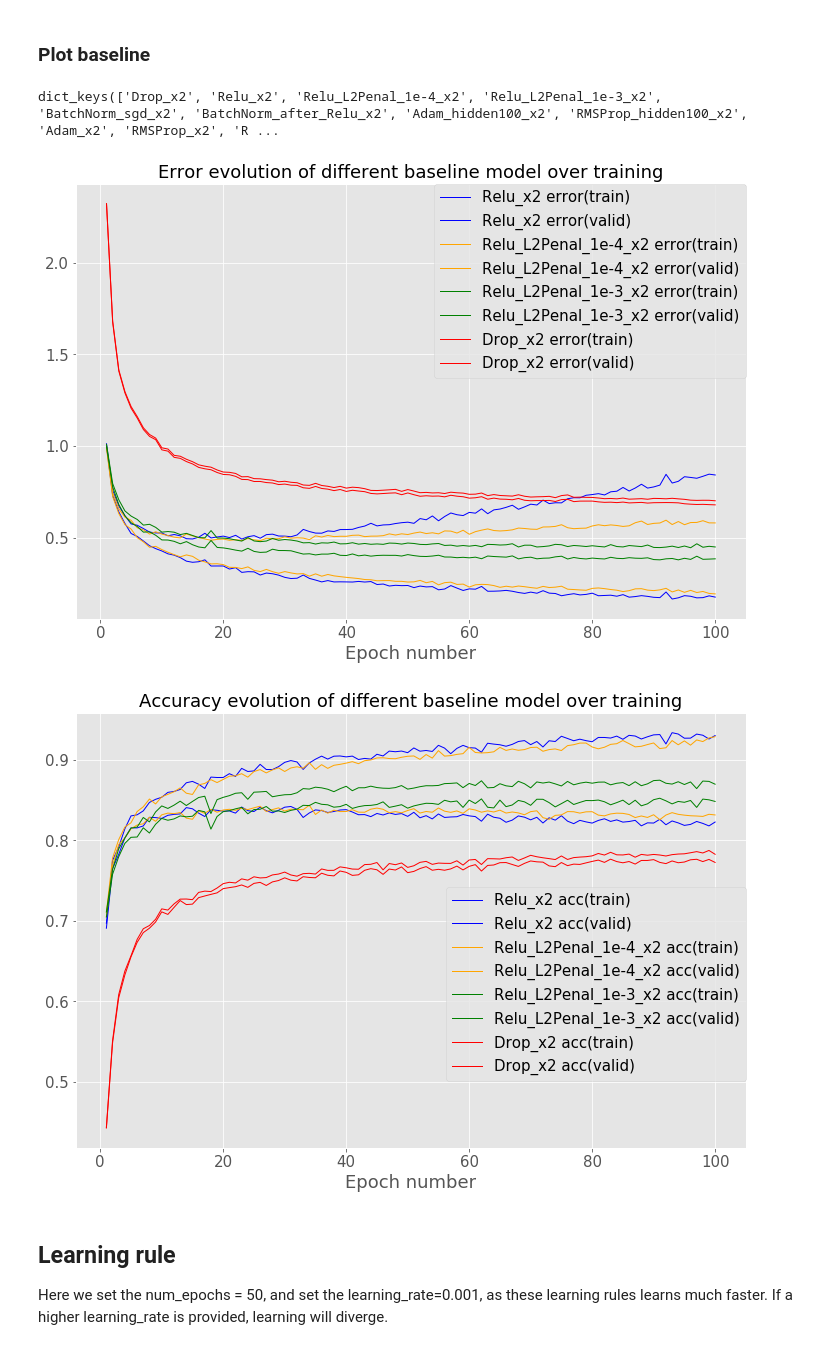
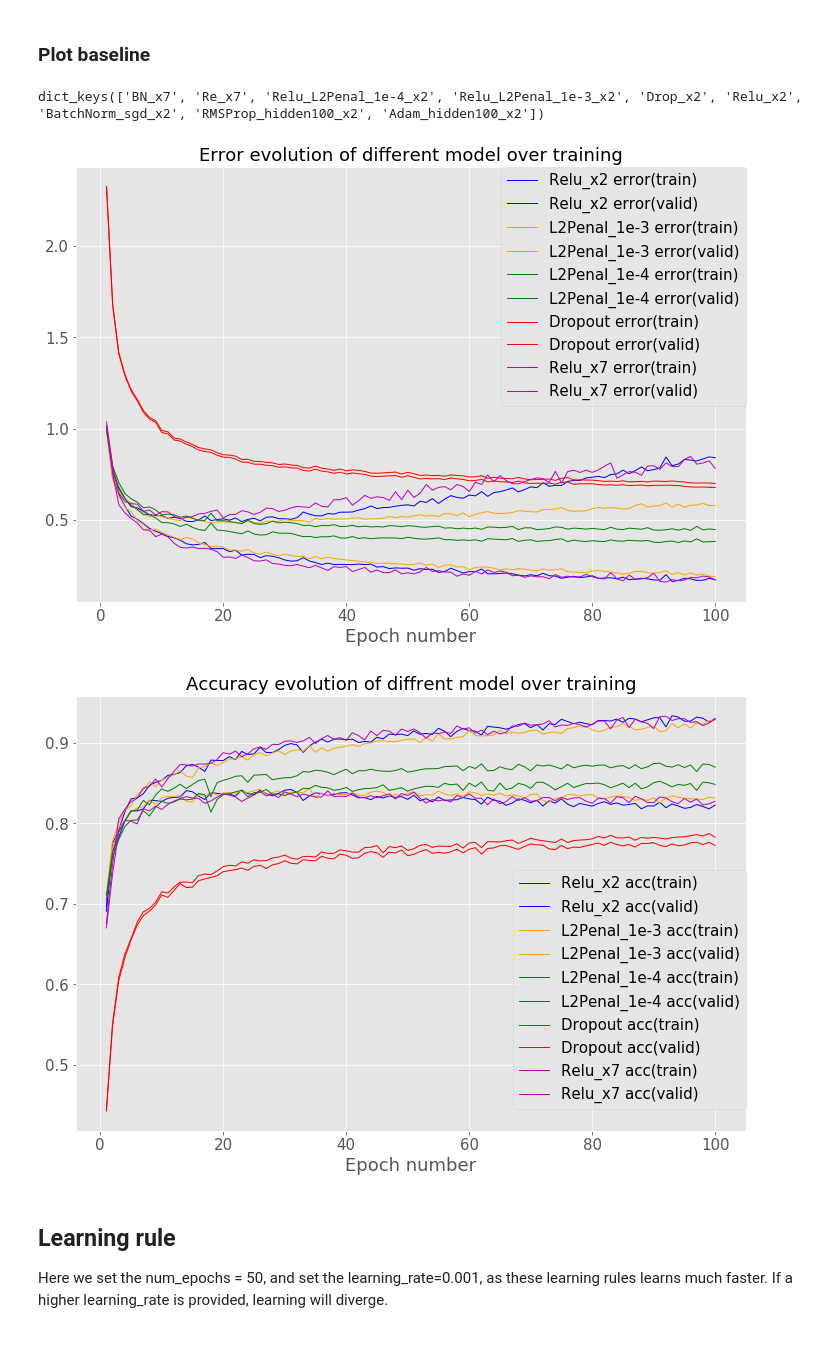
Before and after one commit to ErRos2107/Convolutional-neural-network, a Jupyter notebook: notebooks/Coursework_2_A.ipynb, the cells around one changed output. Drawn from its saved outputs; the diff is of its cells as text; code cells hidden in the pictures.

```diff
--- a/notebooks/Coursework_2_A.ipynb
+++ b/notebooks/Coursework_2_A.ipynb
@@ -40,7 +40,7 @@ def train_model_and_plot_stats(
     ax_2.legend(loc=0)
     ax_2.set_xlabel('Epoch number')
 
-    return stats, keys, run_time, fig_1, ax_1, fig_2, ax_2
+    return optimiser, stats, keys, run_time, fig_1, ax_1, fig_2, ax_2
 # %%
 # The below code will set up the data providers, random number
 # generator and logger objects needed for training runs. As
@@ -357,54 +360,55 @@ If you're reading this message in another notebook frontend (for example, a stat
 ### Plot baseline
 # %%
 
-save_stats[ 'SGD_x2'] =save_stats[ 'Relu_x2_lr_7.5e-4']
+
 #save_stats[ 'RMSProp_x2'] =save_stats[ 'RMSProp_hidden100_x2']
 save_stats.keys()
 # %% [output]
-dict_keys(['Drop_x2', 'Relu_x2', 'Relu_L2Penal_1e-4_x2', 'Relu_L2Penal_1e-3_x2', 'BatchNorm_sgd_x2', 'BatchNorm_after_Relu_x2', 'Adam_hidden100_x2', 'RMSProp_hidden100_x2', 'Adam_x2', 'RMSProp_x2', 'R ...
+dict_keys(['BN_x7', 'Re_x7', 'Relu_L2Penal_1e-4_x2', 'Relu_L2Penal_1e-3_x2', 'Drop_x2', 'Relu_x2', 'BatchNorm_sgd_x2', 'RMSProp_hidden100_x2', 'Adam_hidden100_x2'])
 # %%
 # Plot comparison
 font = {'family' : 'normal',
         'weight' : 'normal',
         'size'   : 15}
 plt.rc('font', **font)
 ######################################################################################################
-color = ['b', 'orange', 'g', 'r', 'y', 'm', 'gray',]
-experiments = ('Relu_x2', 'Relu_L2Penal_1e-4_x2', 'Relu_L2Penal_1e-3_x2', 'Drop_x2',)
+color = ['b', 'orange', 'g', 'r', 'm', 'gray', 'y',]
+
+experiments = ('Relu_x2', 'Relu_L2Penal_1e-4_x2', 'Relu_L2Penal_1e-3_x2', 'Drop_x2' , 'Re_x7' )
+
+list_name = ( 'Relu_x2', 'L2Penal_1e-3', 'L2Penal_1e-4','Dropout', 'Relu_x7')
 
 # Plot the change in the validation and training set error over training.
 fig_1 = plt.figure(figsize=(12 , 8))
 ax_1 = fig_1.add_subplot(111)
 
 for i, experiment in enumerate(experiments):
     s = save_stats[experiment]
     for k in ['error(train)', 'error(valid)']:
         ax_1.plot(np.arange(1, s.shape[0]) * stats_interval,
-              s[1:, keys[k]], label=str(experiments[i]+' '+k), color = color[i], linewidth=1)
-
+              s[1:, keys[k]], label=str(list_name[i]+' '+k), color=color[i], linewidth= 1)
 ax_1.legend(bbox_to_anchor=(1., 1), loc=0, borderaxespad=0.)
 ax_1.set_xlabel('Epoch number')
-plt.title('Error evolution of different baseline model over training',fontsize=18)
+plt.title('Error evolution of different model over training',fontsize=18)
 
 # Plot the change in the validation and training set accuracy over training.
-fig_2 = plt.figure(figsize=(12, 8))
+fig_2 = plt.figure(figsize=(12,8))
 ax_2 = fig_2.add_subplot(111)
-
 for i, experiment in enumerate(experiments):
     s = save_stats[experiment]
     for k in ['acc(train)', 'acc(valid)']:
         ax_2.plot(np.arange(1, s.shape[0]) * stats_interval,
-              s[1:, keys[k]], label=str(experiments[i]+' '+k), color = color[i], linewidth=1)
+              s[1:, keys[k]], label=str(list_name[i]+' '+k), color=color[i], linewidth= 1)
 
 ax_2.legend(bbox_to_anchor=(1., 0.6), loc=0, borderaxespad=0.)
 ax_2.set_xlabel('Epoch number')
-plt.title('Accuracy evolution of different baseline model over training',fontsize=18)
+plt.title('Accuracy evolution of diffrent model over training',fontsize=18)
 
-fig_1.savefig('Error_baseline_hidden100.pdf',bbox_inches = "tight")
-fig_2.savefig('Accuracy_baseline_hidden100.pdf',bbox_inches = "tight" )
+fig_1.savefig('Error_baseline.pdf',bbox_inches = "tight")
+fig_2.savefig('Accuracy_baseline.pdf',bbox_inches = "tight" )
 # %% [output]
-[figure, old version]
+[figure, new version]
-[figure, old version]
+[figure, new version]
 # %% [markdown]
 ## Learning rule
 Here we set the num_epochs = 50, and set the learning_rate=0.001, as these learning rules learns much faster.
```
Also changed, not shown: parts of 14 cells of this notebook.
